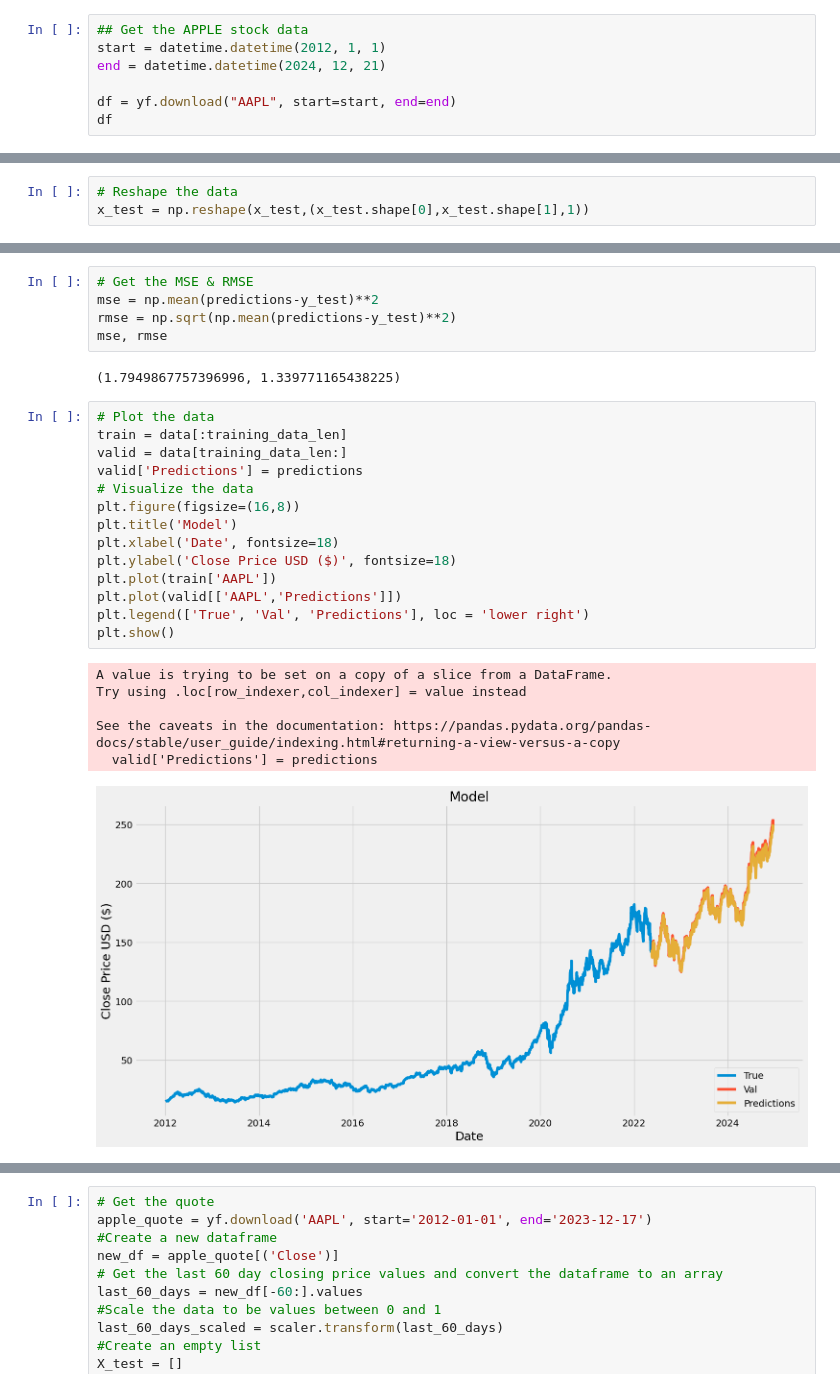
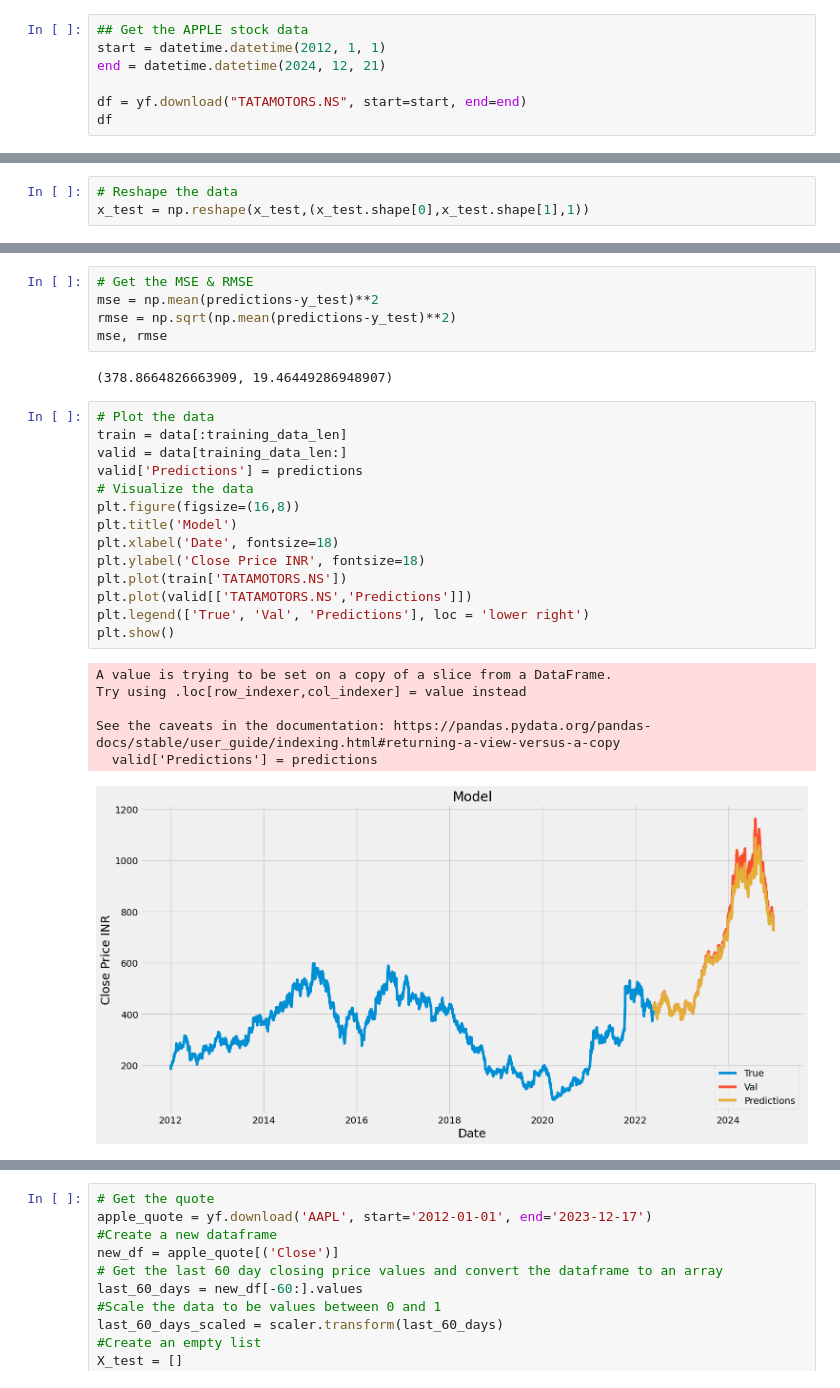
Before and after one commit to rameezrajam/Backup-Server-Script, a Jupyter notebook: Stock_Price_Prediction_Project.ipynb, the cells around one changed output, grey strips where cells are left out. Saved outputs shown, nothing was run; the diff lists cells and outputs as text.

```diff
--- a/Stock_Price_Prediction_Project.ipynb
+++ b/Stock_Price_Prediction_Project.ipynb
@@ -21,7 +21,7 @@ plt.style.use('fivethirtyeight')
 start = datetime.datetime(2012, 1, 1)
 end = datetime.datetime(2024, 12, 21)
 
-df = yf.download("AAPL", start=start, end=end)
+df = yf.download("TATAMOTORS.NS", start=start, end=end)
 df
 # %% [output]
 [*********************100%***********************]  1 of 1 completed
@@ -214,25 +223,25 @@ mse = np.mean(predictions-y_test)**2
 rmse = np.sqrt(np.mean(predictions-y_test)**2)
 mse, rmse
 # %% [output]
-(1.7949867757396996, 1.339771165438225)
+(378.8664826663909, 19.46449286948907)
 # %%
 # Plot the data
 train = data[:training_data_len]
 valid = data[training_data_len:]
 valid['Predictions'] = predictions
 # Visualize the data
 plt.figure(figsize=(16,8))
 plt.title('Model')
 plt.xlabel('Date', fontsize=18)
-plt.ylabel('Close Price USD ($)', fontsize=18)
-plt.plot(train['AAPL'])
-plt.plot(valid[['AAPL','Predictions']])
+plt.ylabel('Close Price INR', fontsize=18)
+plt.plot(train['TATAMOTORS.NS'])
+plt.plot(valid[['TATAMOTORS.NS','Predictions']])
 plt.legend(['True', 'Val', 'Predictions'], loc = 'lower right')
 plt.show()
 # %% [output]
 A value is trying to be set on a copy of a slice from a DataFrame.
 Try using .loc[row_indexer,col_indexer] = value instead
 
 See the caveats in the documentation: https://pandas.pydata.org/pandas-docs/stable/user_guide/indexing.html#returning-a-view-versus-a-copy
   valid['Predictions'] = predictions
-[figure, old version]
+[figure, new version]
```
Also changed, not shown: parts of 12 cells of this notebook.
